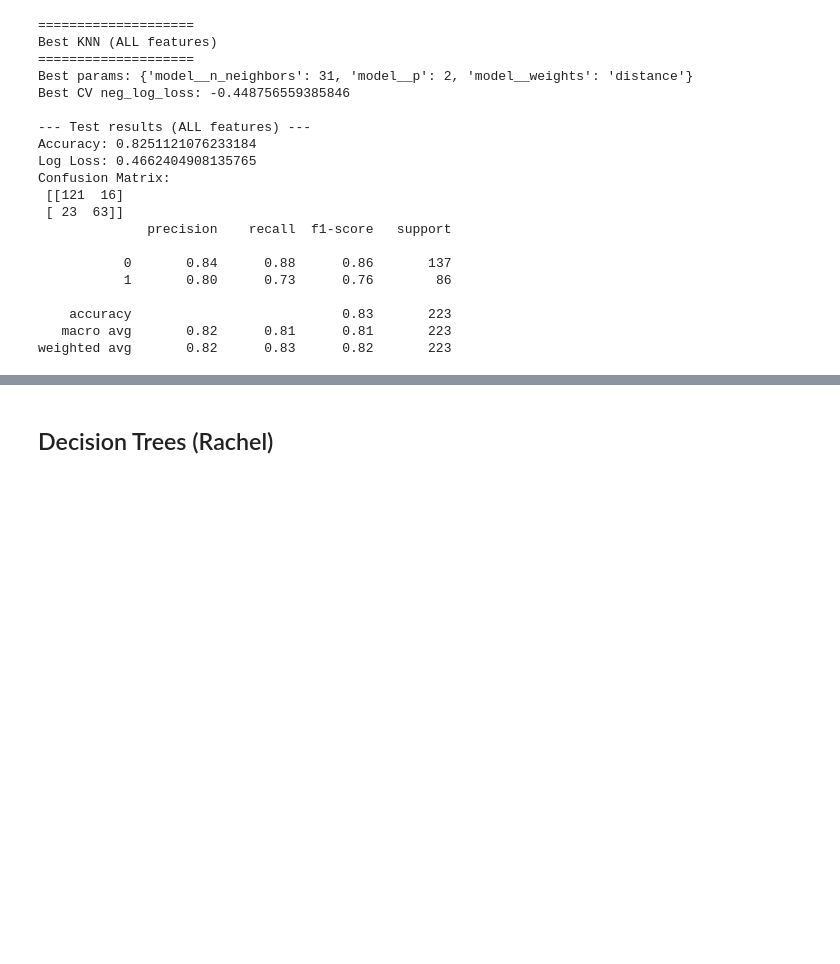
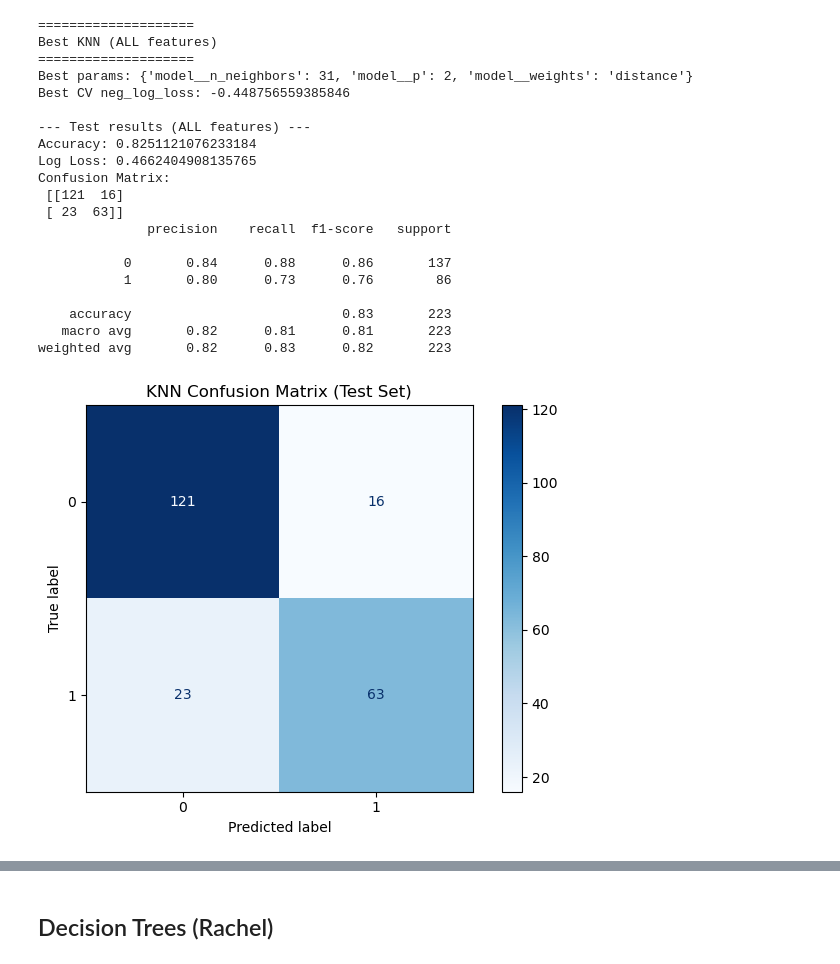
Before and after one commit to rmkamphuis/DATA_572_Project, a Jupyter notebook: Project_Code_572.ipynb, the cells around one changed output, grey strips where cells are left out. Cells and saved outputs as stored; diff of their text form; code cells hidden in the pictures; blank space fills up the shorter version.

```diff
--- a/Project_Code_572.ipynb
+++ b/Project_Code_572.ipynb
@@ -372,6 +372,25 @@ Confusion Matrix:
     accuracy                           0.83       223
    macro avg       0.82      0.81      0.81       223
 weighted avg       0.82      0.83      0.82       223
+# %%
+cm = confusion_matrix(y_test, pred_test_all)
+
+# Plot
+disp = ConfusionMatrixDisplay(
+    confusion_matrix=cm,
+    display_labels=best_all.classes_
+)
+
+disp.plot(
+    cmap="Blues",        # blue color scheme
+    values_format="d"    # show integer counts
+)
+
+plt.title("KNN Confusion Matrix (Test Set)")
+plt.tight_layout()
+plt.show()
+# %% [output]
+[figure, added]
 # %%
 feature_names = X_train.columns.to_numpy()
 
```
Also changed, not shown: parts of 4 cells of this notebook.
